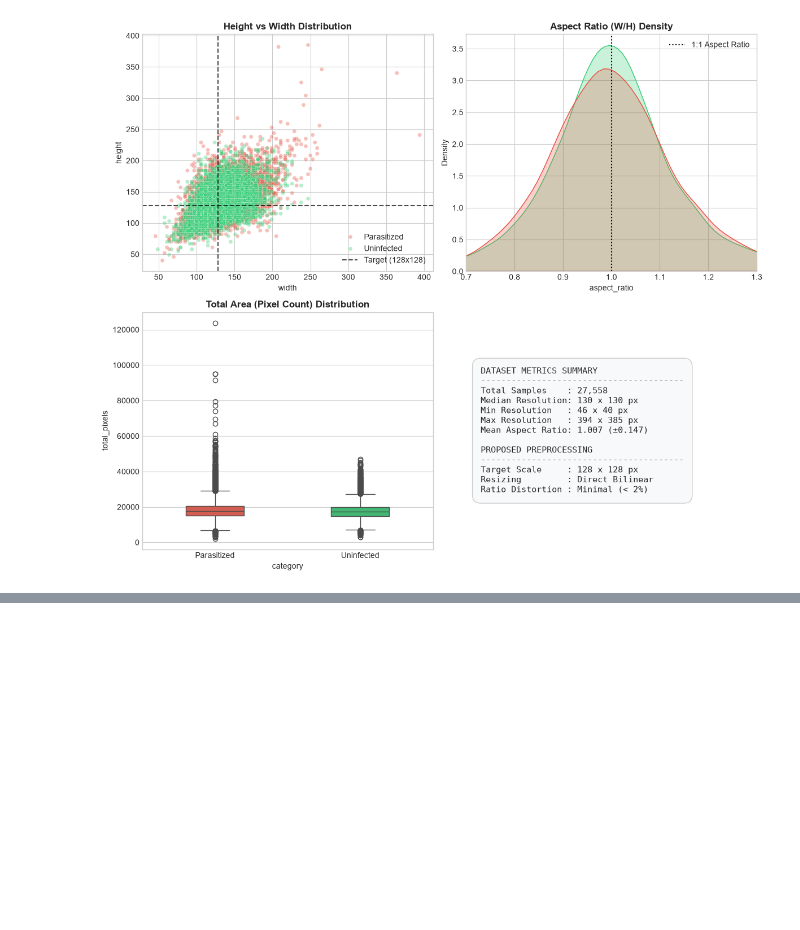
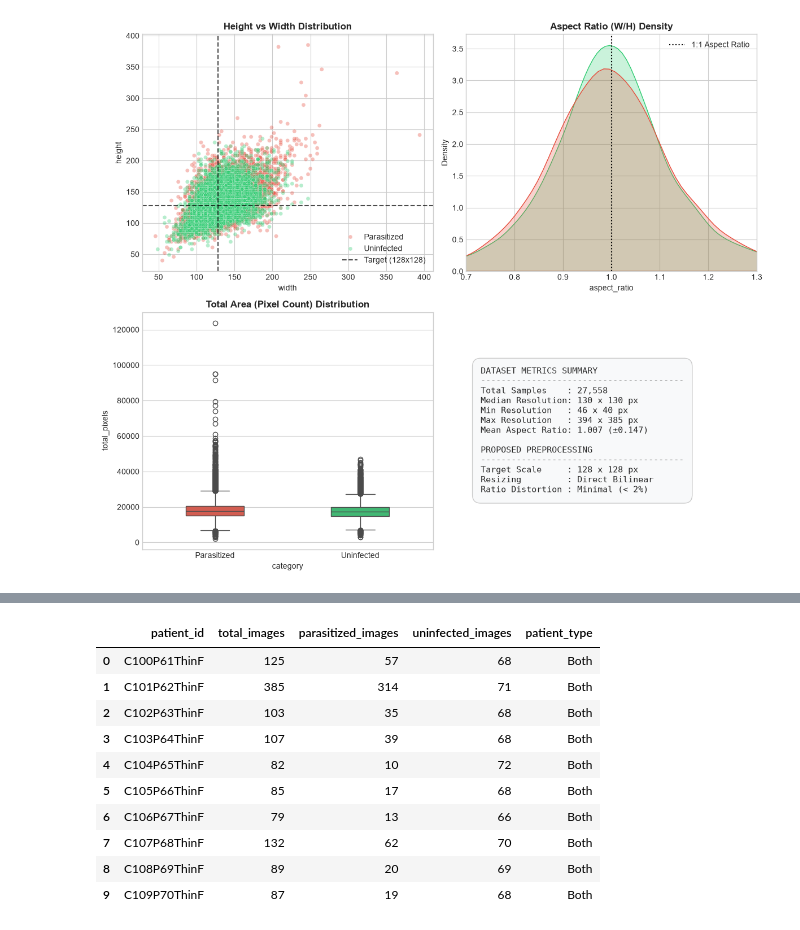
Before and after one commit to AndersVestergaard0/DATA7703-Group-Project, a Jupyter notebook: GroupProject.ipynb, the cells around one changed output, grey strips where cells are left out. Drawn from its saved outputs; the diff is of its cells as text; code cells hidden in the pictures; blank space fills up the shorter version.

Commit message:
Add patient-level data splitting

```diff
--- a/GroupProject.ipynb
+++ b/GroupProject.ipynb
@@ -190,0 +309,15 @@ Passing `palette` without assigning `hue` is deprecated and will be removed in v
+# %%
+# Add patient IDs to the Kaggle dataset metadata
+df_with_patients = df.merge(
+    patient_map[["filename", "patient_id", "category"]],
+    on="filename",
+    how="left",
+    suffixes=("_dataset", "_mapping")
+)
+
+# Verify that every image received a patient ID
+print("Total images:", len(df_with_patients))
+print("Images without patient ID:", df_with_patients["patient_id"].isna().sum())
+print("Unique patients:", df_with_patients["patient_id"].nunique())
+
+display(df_with_patients.head())
@@ -190,0 +334,46 @@ Passing `palette` without assigning `hue` is deprecated and will be removed in v
+# %%
+# Inspect patient-level class composition before splitting
+
+patient_summary = (
+    df_with_patients
+    .groupby("patient_id")
+    .agg(
+        total_images=("filename", "count"),
+        parasitized_images=(
+            "category_mapping",
+            lambda x: (x == "Parasitized").sum()
+        ),
+        uninfected_images=(
+            "category_mapping",
+            lambda x: (x == "Uninfected").sum()
+        )
+    )
+    .reset_index()
+)
+
+patient_summary["patient_type"] = np.select(
+    [
+        (patient_summary["parasitized_images"] > 0) &
+        (patient_summary["uninfected_images"] > 0),
+
+        patient_summary["parasitized_images"] > 0,
+
+        patient_summary["uninfected_images"] > 0
+    ],
+    [
+        "Both",
+        "Parasitized only",
+        "Uninfected only"
+    ],
+    default="Unknown"
+)
+
+print("Number of patients:", len(patient_summary))
+print("\nPatient type counts:")
+print(patient_summary["patient_type"].value_counts())
+
+print("\nImages per patient:")
+print(patient_summary["total_images"].describe())
+
+display(patient_summary.head(10))
+# %% [output]
@@ -190,0 +398,11 @@ Passing `palette` without assigning `hue` is deprecated and will be removed in v
+|  | patient_id | total_images | parasitized_images | uninfected_images | patient_type |
+| 0 | C100P61ThinF | 125 | 57 | 68 | Both |
+| 1 | C101P62ThinF | 385 | 314 | 71 | Both |
+| 2 | C102P63ThinF | 103 | 35 | 68 | Both |
+| 3 | C103P64ThinF | 107 | 39 | 68 | Both |
+| 4 | C104P65ThinF | 82 | 10 | 72 | Both |
+| 5 | C105P66ThinF | 85 | 17 | 68 | Both |
+| 6 | C106P67ThinF | 79 | 13 | 66 | Both |
+| 7 | C107P68ThinF | 132 | 62 | 70 | Both |
+| 8 | C108P69ThinF | 89 | 20 | 69 | Both |
+| 9 | C109P70ThinF | 87 | 19 | 68 | Both |
```
Also changed, not shown: parts of 11 cells of this notebook, 3 other files.
